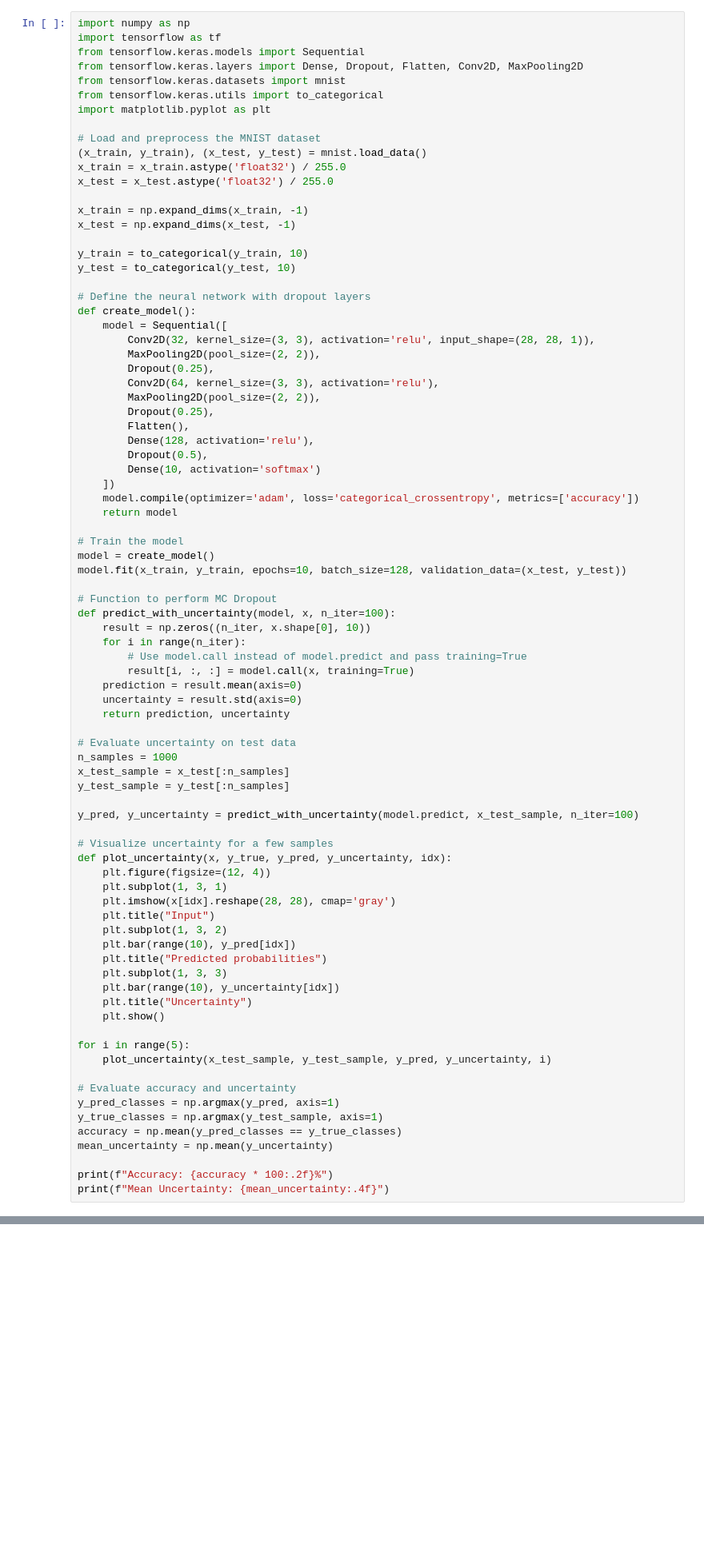
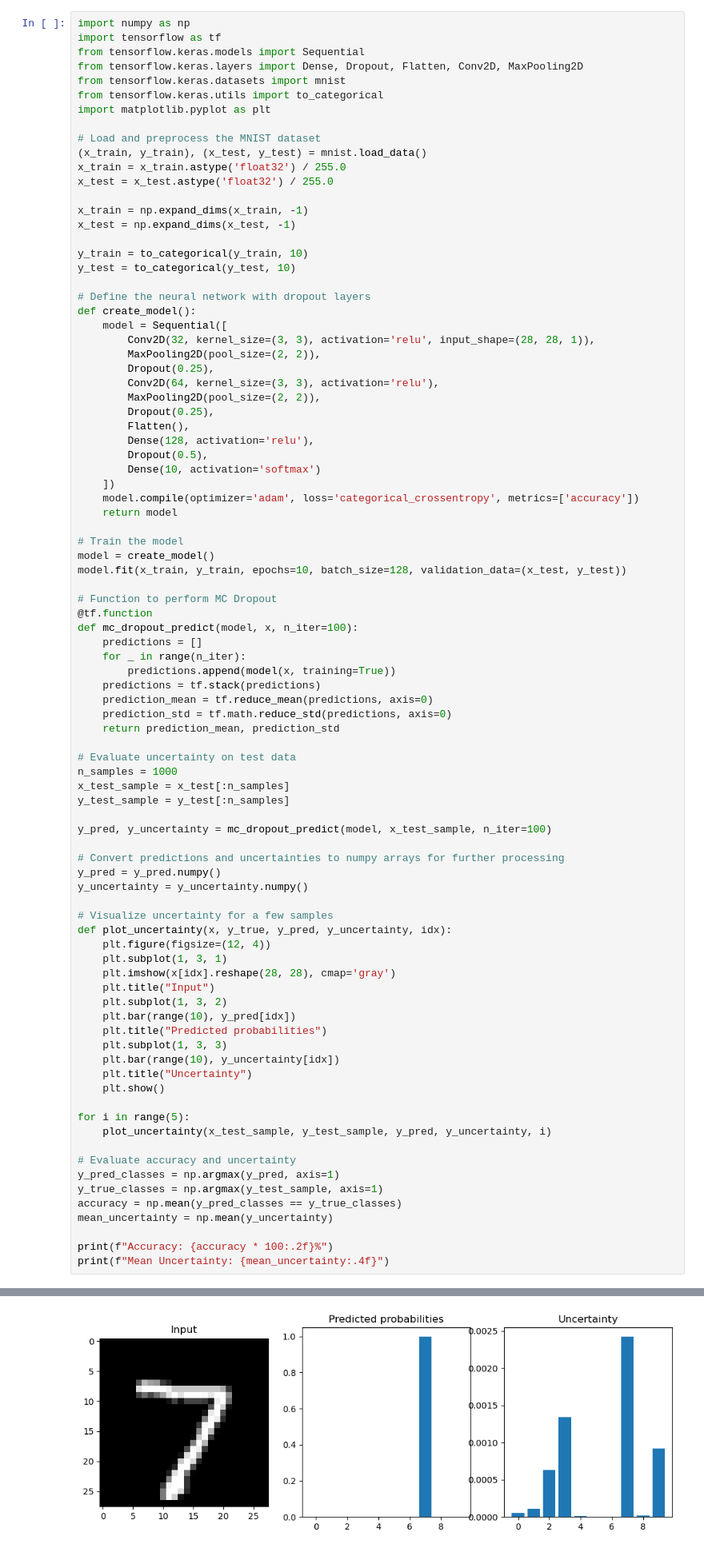
Before and after one commit to ZuilhoSe/dropout-bayesian-approximation, a Jupyter notebook: analysis.ipynb, the cells around one changed output, grey strips where cells are left out. Shown at 80% size. Drawn from its saved outputs; the diff is of its cells as text; blank space fills up the shorter version.

```diff
--- a/analysis.ipynb
+++ b/analysis.ipynb
@@ -170,21 +266,26 @@ model = create_model()
 model.fit(x_train, y_train, epochs=10, batch_size=128, validation_data=(x_test, y_test))
 
 # Function to perform MC Dropout
-def predict_with_uncertainty(model, x, n_iter=100):
-    result = np.zeros((n_iter, x.shape[0], 10))
-    for i in range(n_iter):
-        # Use model.call instead of model.predict and pass training=True
-        result[i, :, :] = model.call(x, training=True)
-    prediction = result.mean(axis=0)
-    uncertainty = result.std(axis=0)
-    return prediction, uncertainty
+@tf.function
+def mc_dropout_predict(model, x, n_iter=100):
+    predictions = []
+    for _ in range(n_iter):
+        predictions.append(model(x, training=True))
+    predictions = tf.stack(predictions)
+    prediction_mean = tf.reduce_mean(predictions, axis=0)
+    prediction_std = tf.math.reduce_std(predictions, axis=0)
+    return prediction_mean, prediction_std
 
 # Evaluate uncertainty on test data
 n_samples = 1000
 x_test_sample = x_test[:n_samples]
 y_test_sample = y_test[:n_samples]
 
-y_pred, y_uncertainty = predict_with_uncertainty(model.predict, x_test_sample, n_iter=100)
+y_pred, y_uncertainty = mc_dropout_predict(model, x_test_sample, n_iter=100)
+
+# Convert predictions and uncertainties to numpy arrays for further processing
+y_pred = y_pred.numpy()
+y_uncertainty = y_uncertainty.numpy()
 
 # Visualize uncertainty for a few samples
 def plot_uncertainty(x, y_true, y_pred, y_uncertainty, idx):
@@ -231,0 +336 @@ Unexpected exception formatting exception. Falling back to standard exception
+[figure, added]
```
Also changed, not shown: parts of 7 cells of this notebook.
